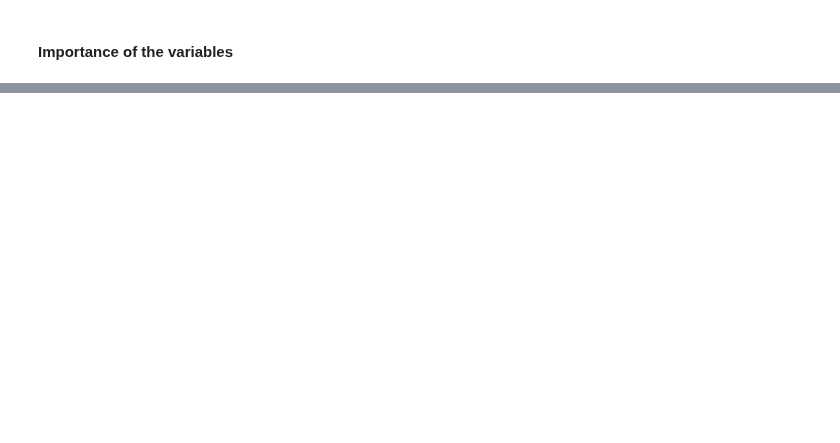
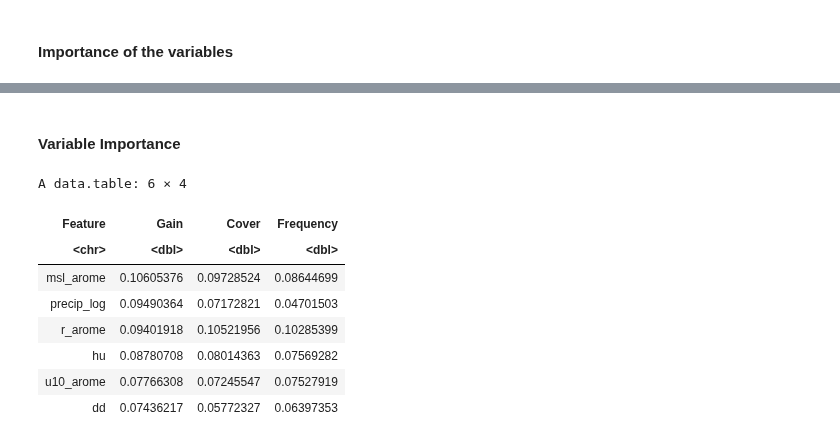
Before and after one commit to NguyenHai7120/4A-MachineLearning-Project, a Jupyter notebook: Tree_and_Forest_R.ipynb, the cells around one changed output, grey strips where cells are left out. Drawn from its saved outputs; the diff is of its cells as text; code cells hidden in the pictures; blank space fills up the shorter version.

```diff
--- a/Tree_and_Forest_R.ipynb
+++ b/Tree_and_Forest_R.ipynb
@@ -369,0 +496,2 @@ A matrix: 15 × 5 of type dbl
+# %% [markdown]
+#### Variable Importance
@@ -369,0 +500,16 @@ A matrix: 15 × 5 of type dbl
+# %%
+# get the feature real names
+names <-  exp_var
+# compute feature importance matrix
+importance_matrix = xgb.importance(feature_names = names, model = best_model)
+head(importance_matrix)
+# %% [output]
+A data.table: 6 × 4
+| Feature | Gain | Cover | Frequency |
+| <chr> | <dbl> | <dbl> | <dbl> |
+| msl_arome | 0.10605376 | 0.09728524 | 0.08644699 |
+| precip_log | 0.09490364 | 0.07172821 | 0.04701503 |
+| r_arome | 0.09401918 | 0.10521956 | 0.10285399 |
+| hu | 0.08780708 | 0.08014363 | 0.07569282 |
+| u10_arome | 0.07766308 | 0.07245547 | 0.07527919 |
+| dd | 0.07436217 | 0.05772327 | 0.06397353 |
```
Also changed, not shown: parts of 35 cells of this notebook, 1 other file.
